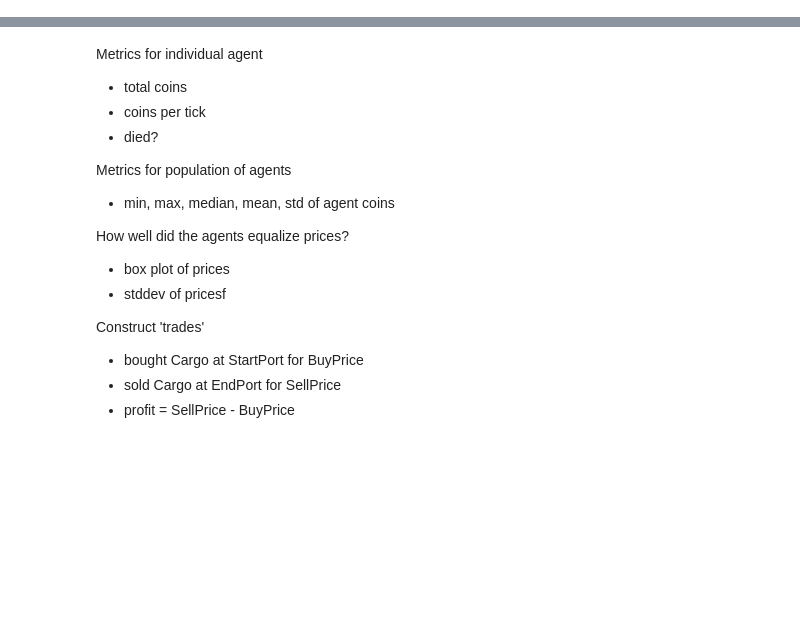
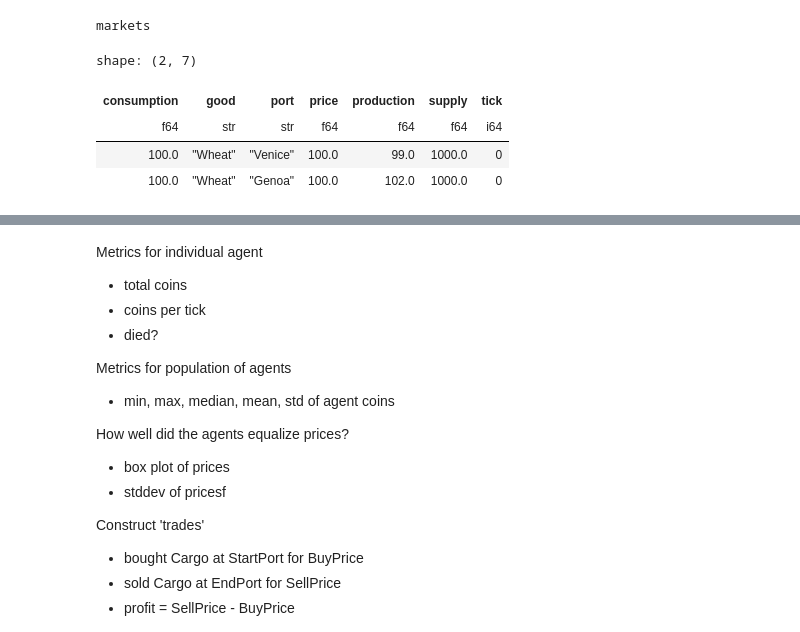
Before and after one commit to JoeHowarth/trade-sim-v2, a Jupyter notebook: simpy/notebooks/interactive.ipynb, the cells around one changed output, grey strips where cells are left out. Cells and saved outputs as stored; diff of their text form; code cells hidden in the pictures; blank space fills up the shorter version.

```diff
--- a/simpy/notebooks/interactive.ipynb
+++ b/simpy/notebooks/interactive.ipynb
@@ -82,0 +66,10 @@ markets.select(col("pricer")).schema
+# %%
+print("markets")
+markets.head(2)
+# %% [output]
+markets
+shape: (2, 7)
+| consumption | good | port | price | production | supply | tick |
+| f64 | str | str | f64 | f64 | f64 | i64 |
+| 100.0 | "Wheat" | "Venice" | 100.0 | 99.0 | 1000.0 | 0 |
+| 100.0 | "Wheat" | "Genoa" | 100.0 | 102.0 | 1000.0 | 0 |
```
Also changed, not shown: parts of 11 cells of this notebook, 4 other files.
